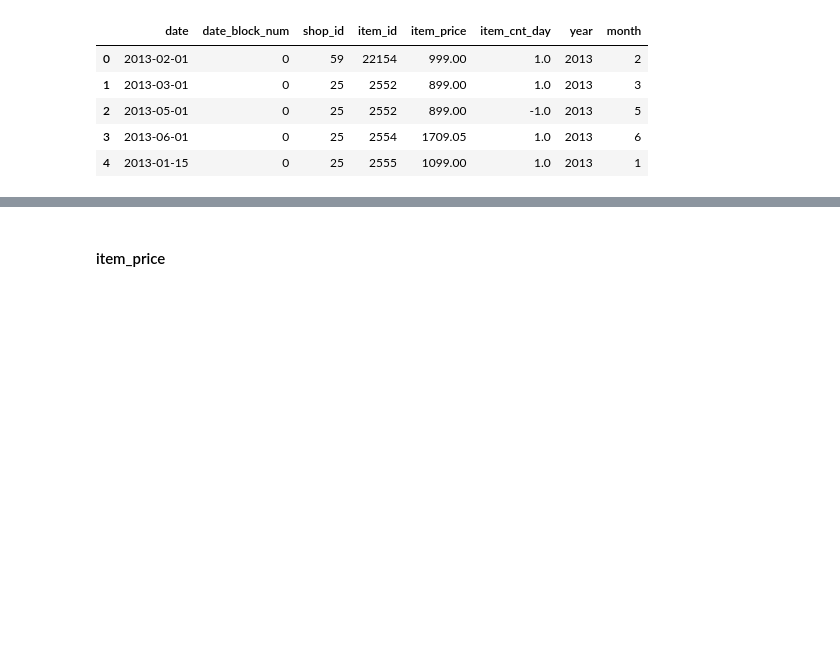
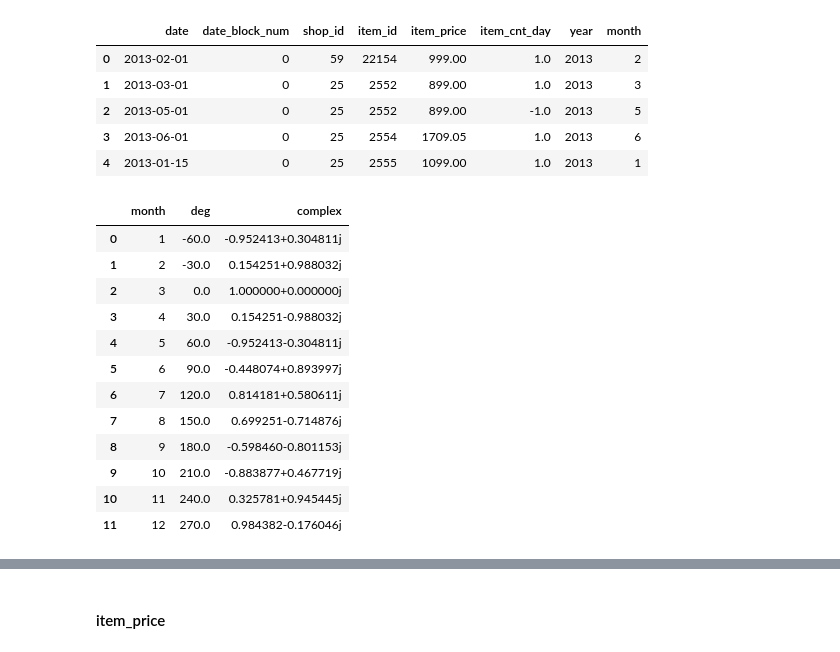
Before and after one commit to Laplusdestiny/-kaggle-Predict-Future-Sales, a Jupyter notebook: Predict-Future-Sales-01.ipynb, the cells around one changed output, grey strips where cells are left out. Cells and saved outputs as stored; diff of their text form; code cells hidden in the pictures; blank space fills up the shorter version.

```diff
--- a/Predict-Future-Sales-01.ipynb
+++ b/Predict-Future-Sales-01.ipynb
@@ -356,3 +355,22 @@ train.head()
 | 2 | 2013-05-01 | 0 | 25 | 2552 | 899.00 | -1.0 | 2013 | 5 |
 | 3 | 2013-06-01 | 0 | 25 | 2554 | 1709.05 | 1.0 | 2013 | 6 |
 | 4 | 2013-01-15 | 0 | 25 | 2555 | 1099.00 | 1.0 | 2013 | 1 |
+# %%
+deg = pd.DataFrame([range(1, 13)], index=["month"]).T
+deg["deg"] = deg["month"].apply(lambda x: (360/12)*(x-3))
+deg["complex"] = deg["deg"].apply(lambda x: complex(math.cos(x), (math.sin(x))))
+deg
+# %% [output]
+|  | month | deg | complex |
+| 0 | 1 | -60.0 | -0.952413+0.304811j |
+| 1 | 2 | -30.0 | 0.154251+0.988032j |
+| 2 | 3 | 0.0 | 1.000000+0.000000j |
+| 3 | 4 | 30.0 | 0.154251-0.988032j |
+| 4 | 5 | 60.0 | -0.952413-0.304811j |
+| 5 | 6 | 90.0 | -0.448074+0.893997j |
+| 6 | 7 | 120.0 | 0.814181+0.580611j |
+| 7 | 8 | 150.0 | 0.699251-0.714876j |
+| 8 | 9 | 180.0 | -0.598460-0.801153j |
+| 9 | 10 | 210.0 | -0.883877+0.467719j |
+| 10 | 11 | 240.0 | 0.325781+0.945445j |
+| 11 | 12 | 270.0 | 0.984382-0.176046j |
```
Also changed, not shown: parts of 10 cells of this notebook.
